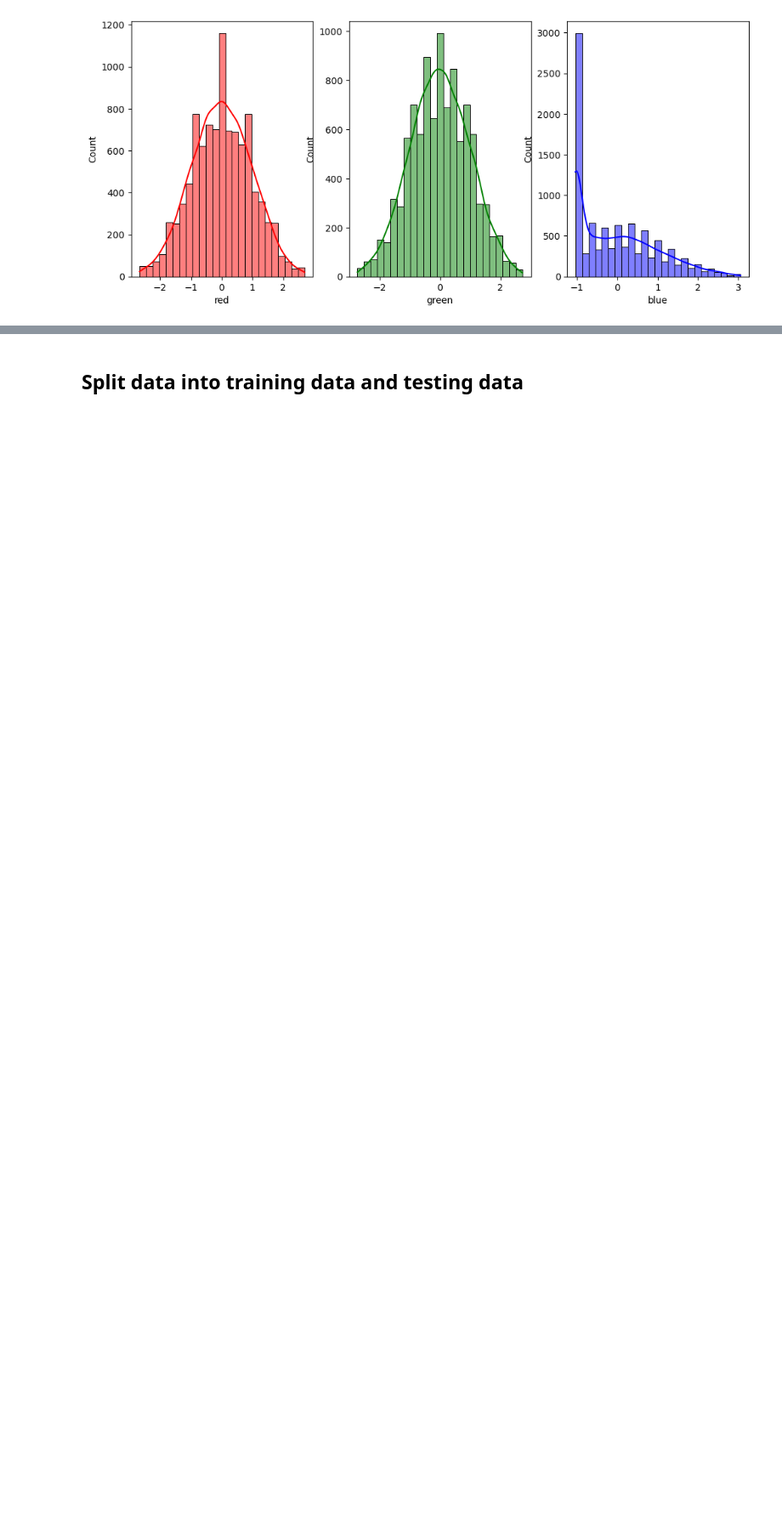
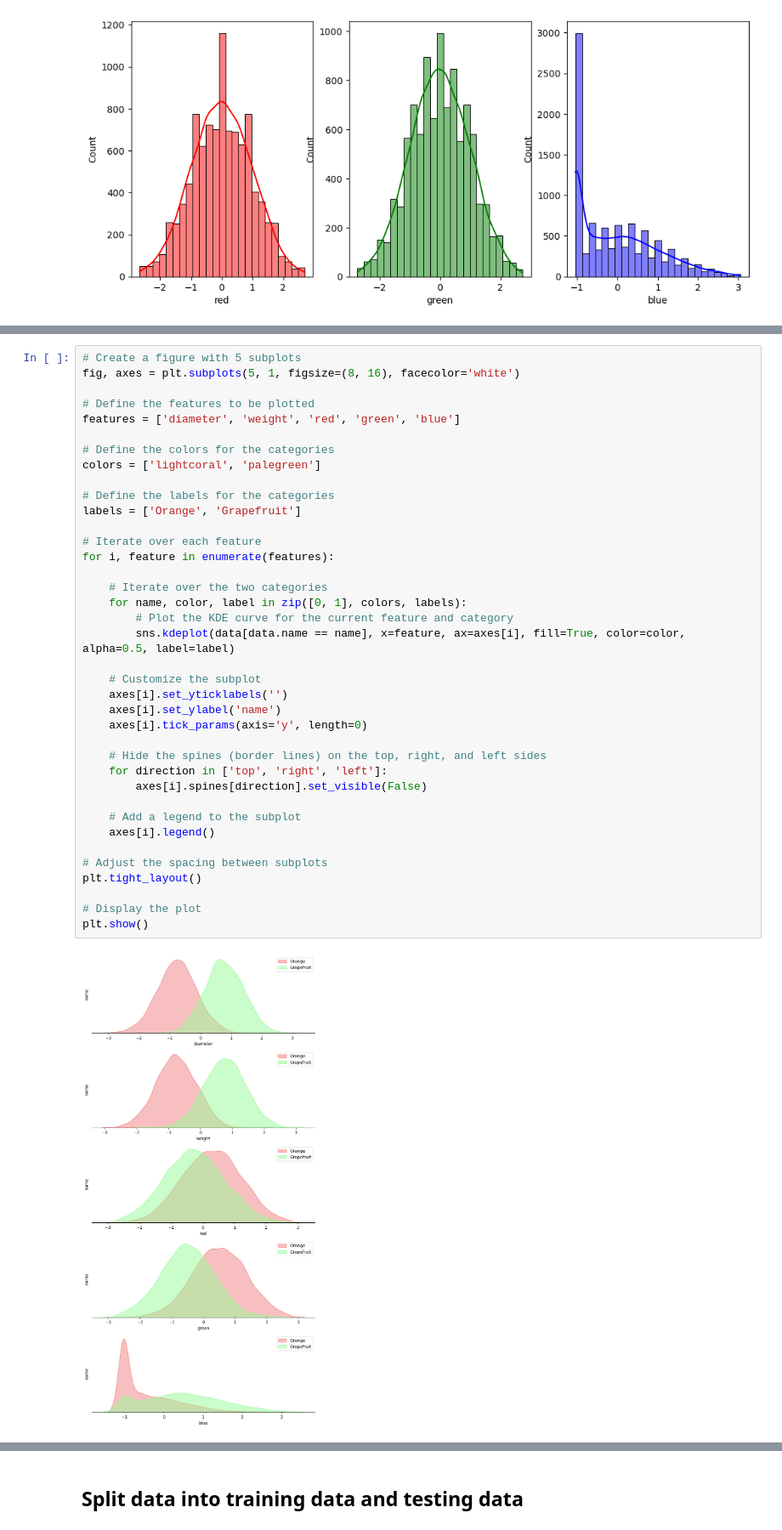
Before and after one commit to MohamedMandour10/Citrus-Binary-Classification, a Jupyter notebook: oranges-vs-grapefruit.ipynb, the cells around one changed output, grey strips where cells are left out. Shown: that part at 85% size. Cells and saved outputs as stored; diff of their text form; blank space fills up the shorter version.

Commit message:
Kaggle Notebook | Oranges vs. Grapefruit | Version 32

```diff
--- a/oranges-vs-grapefruit.ipynb
+++ b/oranges-vs-grapefruit.ipynb
@@ -598,0 +520,40 @@ for feature in features:
+# %%
+# Create a figure with 5 subplots
+fig, axes = plt.subplots(5, 1, figsize=(8, 16), facecolor='white')
+
+# Define the features to be plotted
+features = ['diameter', 'weight', 'red', 'green', 'blue']
+
+# Define the colors for the categories
+colors = ['lightcoral', 'palegreen']
+
+# Define the labels for the categories
+labels = ['Orange', 'Grapefruit']
+
+# Iterate over each feature
+for i, feature in enumerate(features):
+
+    # Iterate over the two categories
+    for name, color, label in zip([0, 1], colors, labels):
+        # Plot the KDE curve for the current feature and category
+        sns.kdeplot(data[data.name == name], x=feature, ax=axes[i], fill=True, color=color, alpha=0.5, label=label)
+
+    # Customize the subplot
+    axes[i].set_yticklabels('')
+    axes[i].set_ylabel('name')
+    axes[i].tick_params(axis='y', length=0)
+
+    # Hide the spines (border lines) on the top, right, and left sides
+    for direction in ['top', 'right', 'left']:
+        axes[i].spines[direction].set_visible(False)
+
+    # Add a legend to the subplot
+    axes[i].legend()
+
+# Adjust the spacing between subplots
+plt.tight_layout()
+
+# Display the plot
+plt.show()
+# %% [output]
+[figure, added]
```
Also changed, not shown: parts of 16 cells of this notebook.
